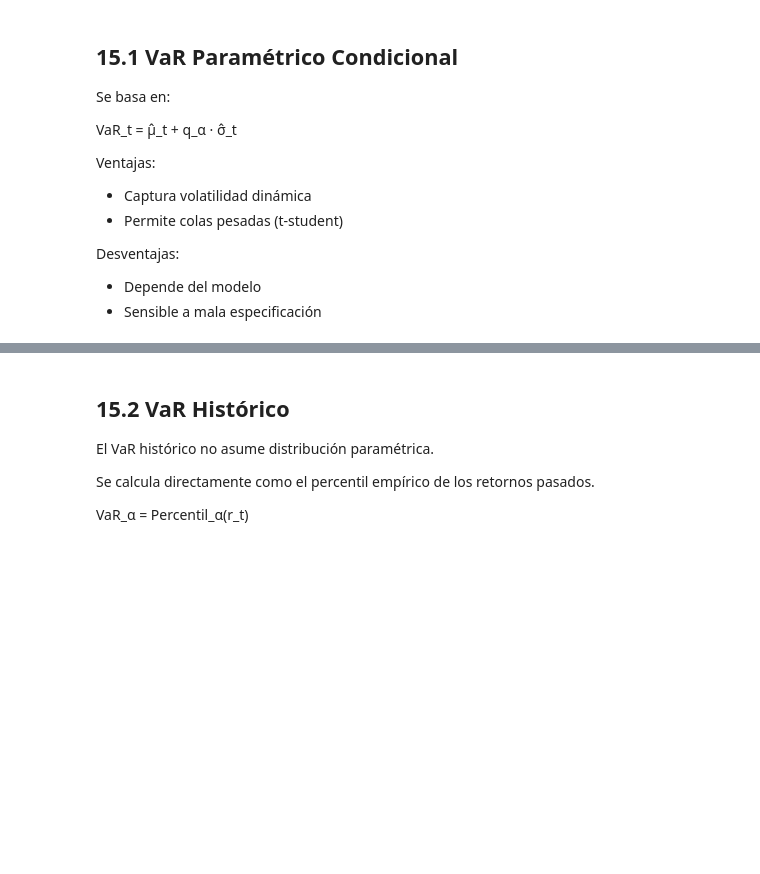
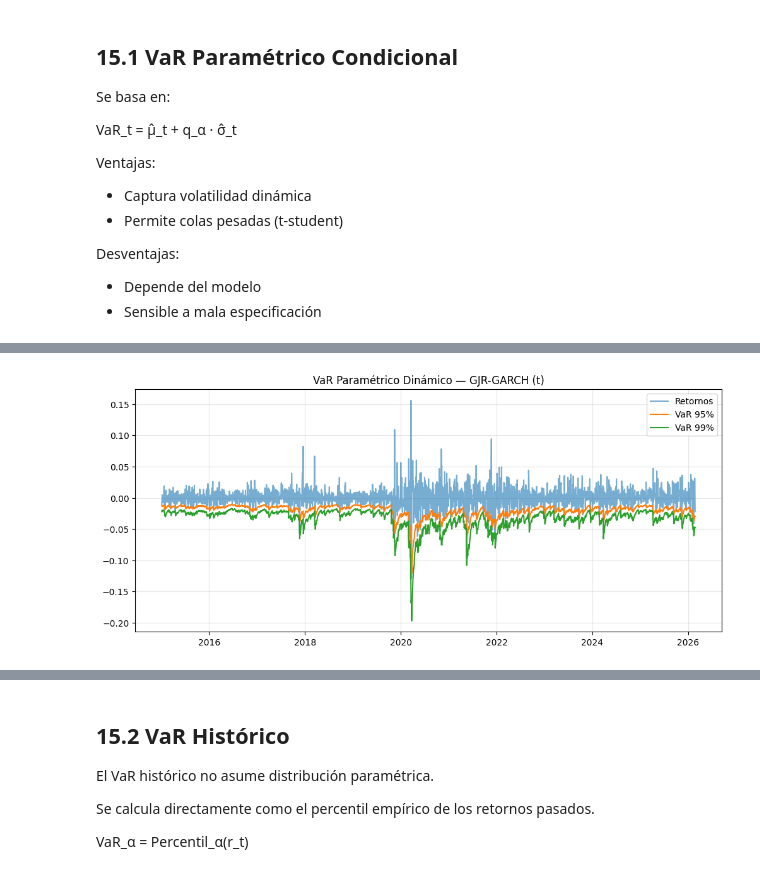
Before and after one commit to PabloLaraL/Market-Risk-Modeling-ARIMA-GARCH, a Jupyter notebook: notebook.ipynb, the cells around one changed output, grey strips where cells are left out. Drawn from its saved outputs; the diff is of its cells as text; code cells hidden in the pictures; blank space fills up the shorter version.

```diff
--- a/notebook.ipynb
+++ b/notebook.ipynb
@@ -816,0 +713,82 @@ df_var.tail()
+# %%
+# ----------------------------
+# 1) Definir el índice "válido" para VaR
+# ----------------------------
+# el GARCH se ajusta sobre eps = residuos.dropna()
+# Para comparar r_t vs VaR_t de forma correcta
+try:
+    idx = residuos.dropna().index
+except Exception:
+    idx = log_ret.dropna().index
+
+# ----------------------------
+# 2) Base dataframe con retornos y media condicional
+# ----------------------------
+df_var = pd.DataFrame(index=idx)
+
+# Retornos observados
+df_var["r"] = log_ret.reindex(idx).astype(float)
+
+# Media condicional (ARIMA)
+try:
+    df_var["mu"] = arima_res.fittedvalues.reindex(idx).astype(float)
+except Exception:
+    df_var["mu"] = 0.0
+
+df_var["mu"] = df_var["mu"].fillna(0.0)
+
+# ----------------------------
+# 3) Volatilidad condicional: modelo seleccionado
+# ----------------------------
+garch_res = res_gjr_t  # Modelo final
+
+# Alinear sigma con idx y asegurar float
+sigma_series = pd.Series(
+    garch_res.conditional_volatility,
+    index=idx,
+    name="sigma"
+).astype(float)
+
+df_var["sigma"] = sigma_series
+
+# Limpieza final
+df_var = df_var.dropna(subset=["r", "mu", "sigma"]).copy()
+
+# ----------------------------
+# 4) Cuantiles: t-Student estandarizada a var=1
+# ----------------------------
+# Nota: la t estándar tiene Var = nu/(nu-2). Para shocks con Var=1:
+# q_std = t_ppf(alpha, nu) * sqrt((nu-2)/nu)
+
+# arch suele guardar nu como "nu" cuando dist='t'
+params_index = getattr(garch_res.params, "index", [])
+if "nu" not in params_index:
+    raise KeyError(f"No encontré 'nu' en garch_res.params. Índices disponibles: {list(params_index)}")
+
+nu = float(garch_res.params["nu"])
+if nu <= 2:
+    raise ValueError(f"nu debe ser > 2 para que exista Var en t-Student. nu={nu}")
+
+def q_student_std(alpha: float) -> float:
+    return student_t.ppf(alpha, df=nu) * np.sqrt((nu - 2) / nu)
+
+alphas = {"VaR_95": 0.05, "VaR_99": 0.01}
+
+for name, a in alphas.items():
+    df_var[name] = df_var["mu"] + q_student_std(a) * df_var["sigma"]
+
+# ----------------------------
+# 5) Gráfico (retornos vs VaR)
+# ----------------------------
+plt.figure(figsize=(12, 5))
+plt.plot(df_var.index, df_var["r"], label="Retornos", alpha=0.6)
+plt.plot(df_var.index, df_var["VaR_95"], label="VaR 95%")
+plt.plot(df_var.index, df_var["VaR_99"], label="VaR 99%")
+plt.title("VaR Paramétrico Dinámico — GJR-GARCH (t)")
+plt.legend()
+plt.grid(alpha=0.3)
+plt.show()
+
+df_var.tail()
+# %% [output]
+[figure, added]
```
Also changed, not shown: parts of 22 cells of this notebook.
